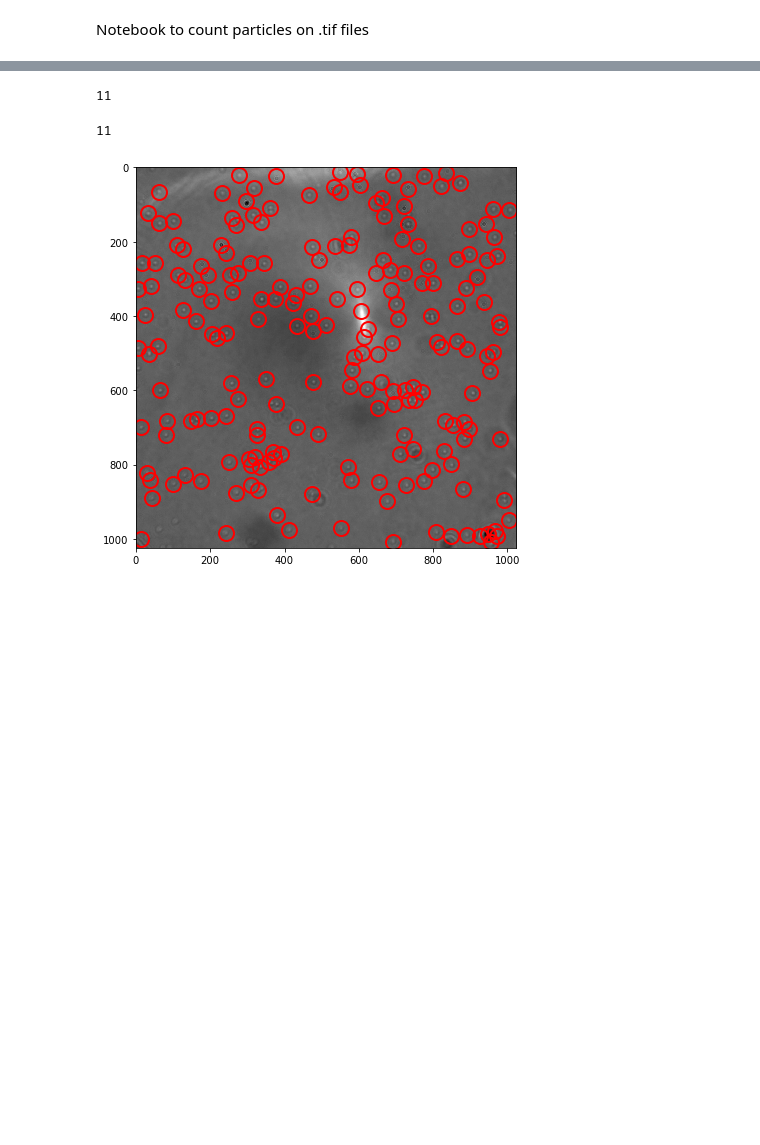
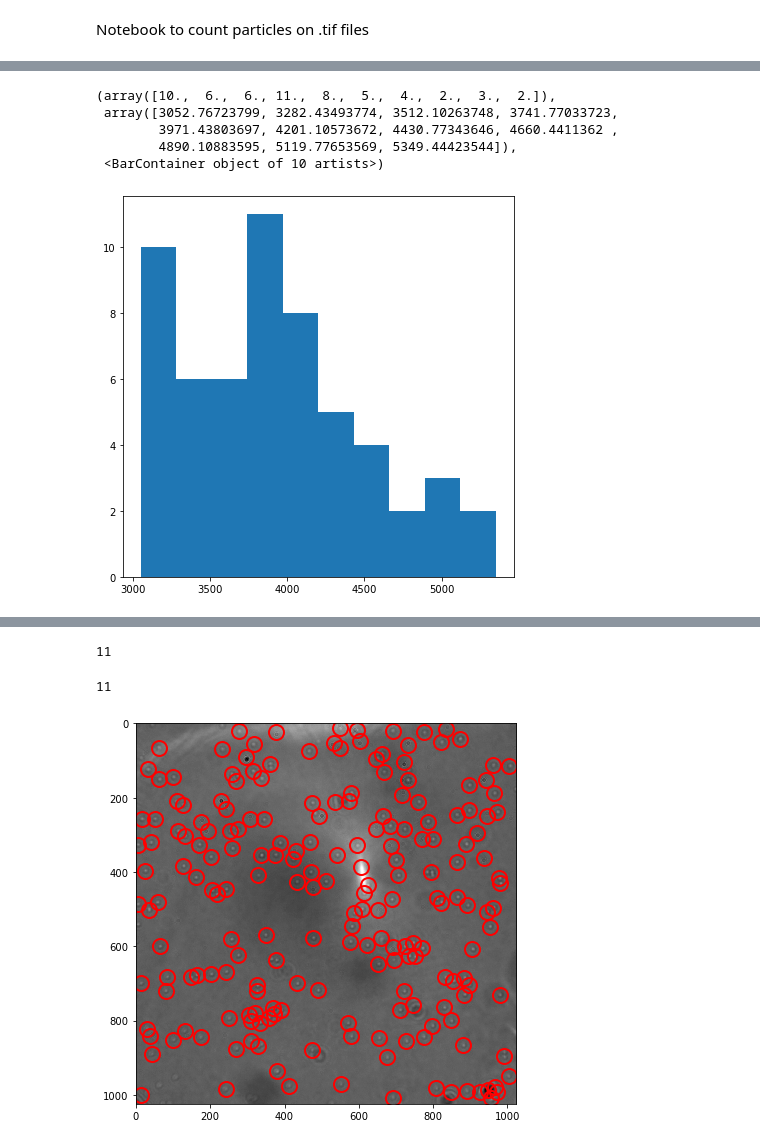
Before and after one commit to nanoepics/epicsjukebox, a Jupyter notebook: Notebooks/Ingmar/AnalysisBF_tif_files.ipynb, the cells around one changed output, grey strips where cells are left out. Cells and saved outputs as stored; diff of their text form; code cells hidden in the pictures; blank space fills up the shorter version.

```diff
--- a/Notebooks/Ingmar/AnalysisBF_tif_files.ipynb
+++ b/Notebooks/Ingmar/AnalysisBF_tif_files.ipynb
@@ -35,0 +37,9 @@ print(len(count_image['mass']))
+# %%
+plt.hist(count_image['mass'])
+# %% [output]
+(array([10.,  6.,  6., 11.,  8.,  5.,  4.,  2.,  3.,  2.]),
+ array([3052.76723799, 3282.43493774, 3512.10263748, 3741.77033723,
+        3971.43803697, 4201.10573672, 4430.77343646, 4660.4411362 ,
+        4890.10883595, 5119.77653569, 5349.44423544]),
+ <BarContainer object of 10 artists>)
+[figure, added]
```
Also changed, not shown: parts of 6 cells of this notebook.
